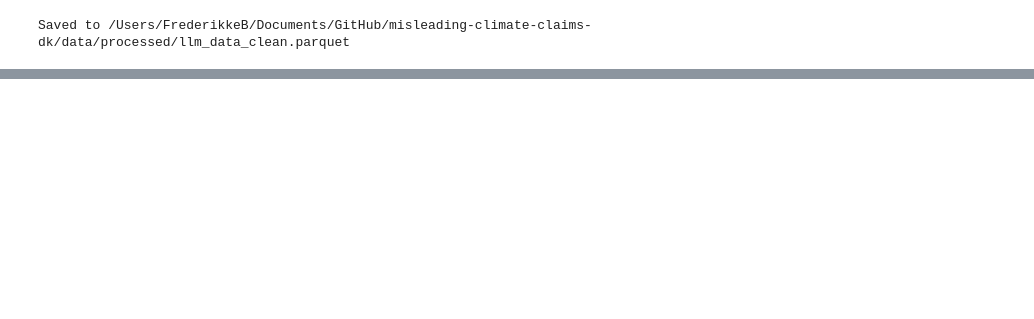
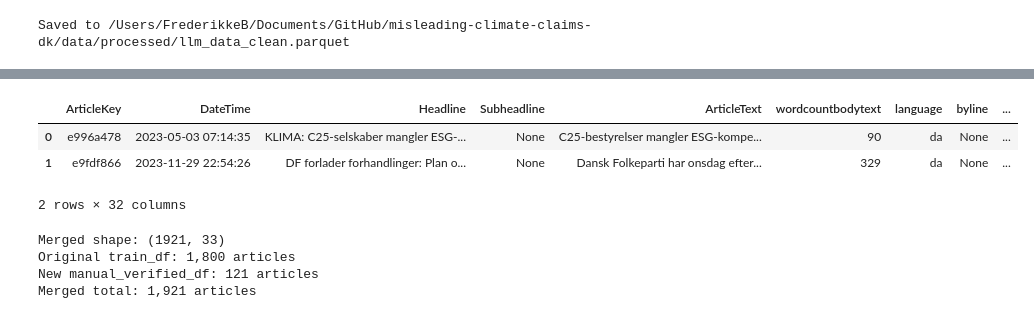
Before and after one commit to fbuchsti/misleading-climate-claims-dk, a Jupyter notebook: src/preprocessing/data_preparation.ipynb, the cells around one changed output, grey strips where cells are left out. Cells and saved outputs as stored; diff of their text form; code cells hidden in the pictures; blank space fills up the shorter version.

```diff
--- a/src/preprocessing/data_preparation.ipynb
+++ b/src/preprocessing/data_preparation.ipynb
@@ -148,0 +482,22 @@ Saved to /Users/FrederikkeB/Documents/GitHub/misleading-climate-claims-dk/data/p
+# %%
+# Merge with the exisiting training data
+train_df = pd.read_parquet("/Users/FrederikkeB/Documents/GitHub/misleading-climate-claims-dk/data/processed/train_manual_verified.parquet")
+train_df.head(2)
+# %% [output]
+|  | ArticleKey | DateTime | Headline | Subheadline | ArticleText | wordcountbodytext | language | byline | ... |
+| 0 | e996a478 | 2023-05-03 07:14:35 | KLIMA: C25-selskaber mangler ESG-... | None | C25-bestyrelser mangler ESG-kompe... | 90 | da | None | ... |
+| 1 | e9fdf866 | 2023-11-29 22:54:26 | DF forlader forhandlinger: Plan o... | None | Dansk Folkeparti har onsdag efter... | 329 | da | None | ... |
+2 rows × 32 columns
+# %%
+# Concatenate the dataframes
+merged_df = pd.concat([train_df, manual_verified_df], ignore_index=True)
+
+print(f"\nMerged shape: {merged_df.shape}")
+print(f"Original train_df: {len(train_df):,} articles")
+print(f"New manual_verified_df: {len(manual_verified_df):,} articles")
+print(f"Merged total: {len(merged_df):,} articles")
+# %% [output]
+Merged shape: (1921, 33)
+Original train_df: 1,800 articles
+New manual_verified_df: 121 articles
+Merged total: 1,921 articles
```
Also changed, not shown: parts of 50 cells of this notebook, 18 other files.
